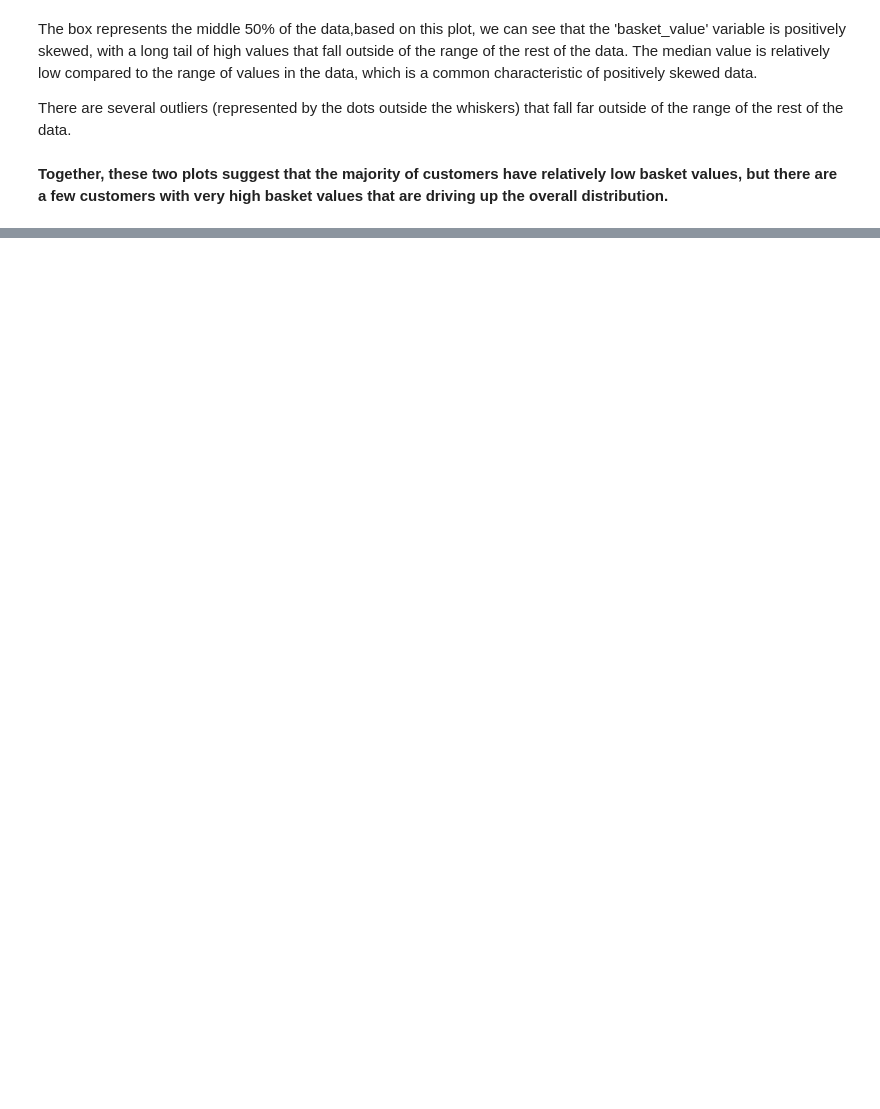
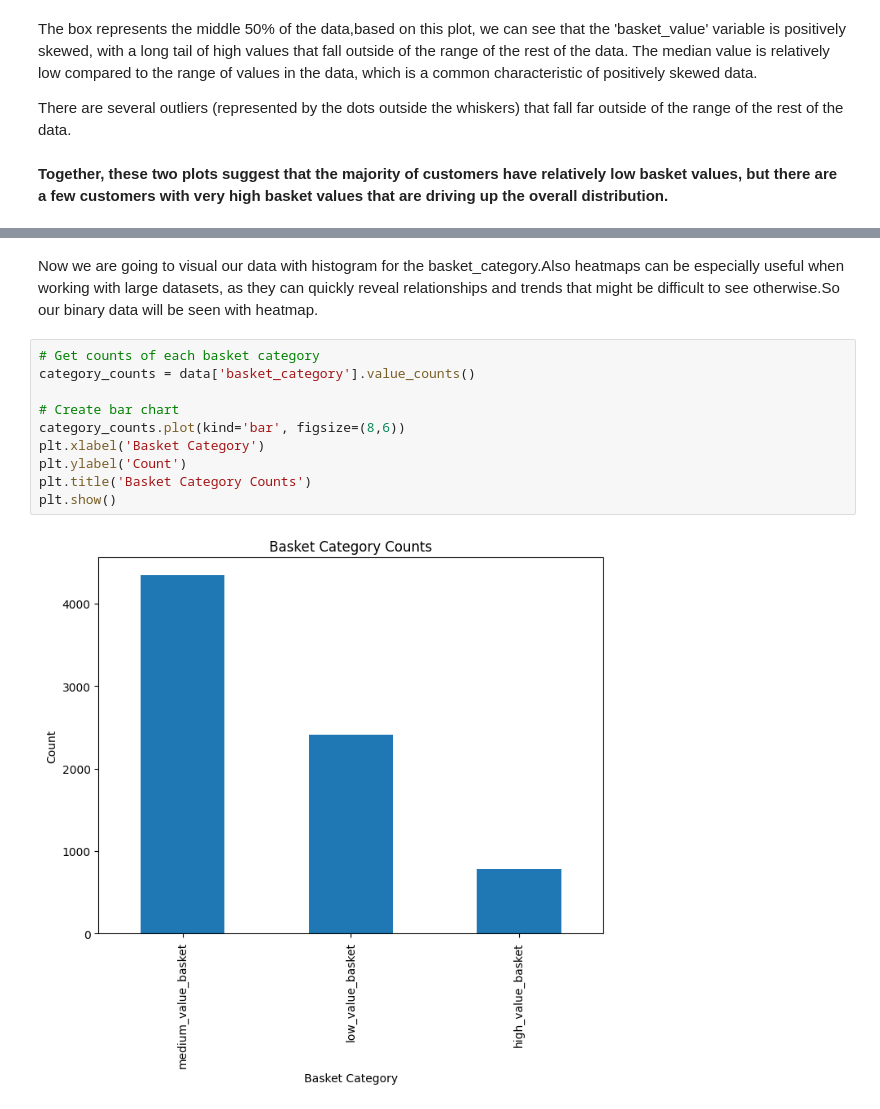
Before and after one commit to tfysekis/Data-Mining, a Jupyter notebook: Mining_Knowledge.ipynb, the cells around one changed output, grey strips where cells are left out. Drawn from its saved outputs; the diff is of its cells as text; blank space fills up the shorter version.

```diff
--- a/Mining_Knowledge.ipynb
+++ b/Mining_Knowledge.ipynb
@@ -131,3 +133,17 @@ plt.show()
+# %% [markdown]
+Now we are going to visual our data with histogram for the basket_category.Also heatmaps can be especially useful when working with large datasets, as they can quickly reveal relationships and trends that might be difficult to see otherwise.So our binary data will be seen with heatmap.
+# %%
+# Get counts of each basket category
+category_counts = data['basket_category'].value_counts()
+
+# Create bar chart
+category_counts.plot(kind='bar', figsize=(8,6))
+plt.xlabel('Basket Category')
+plt.ylabel('Count')
+plt.title('Basket Category Counts')
+plt.show()
+# %% [output]
+[figure, added]
 # %%
 import seaborn as sns
 # Heatmap
```
Also changed, not shown: parts of 19 cells of this notebook.
